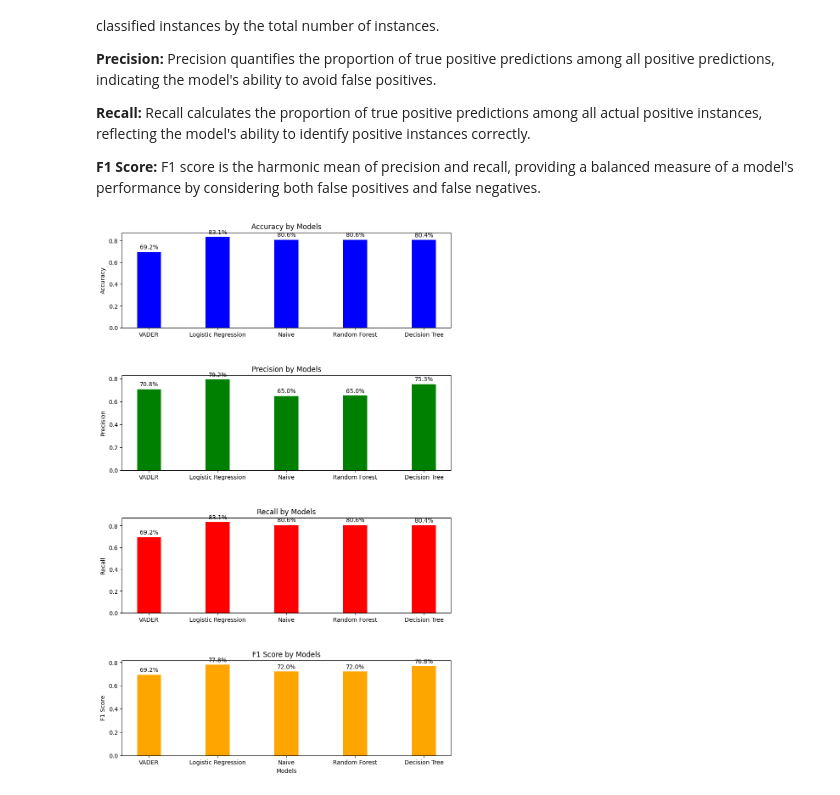
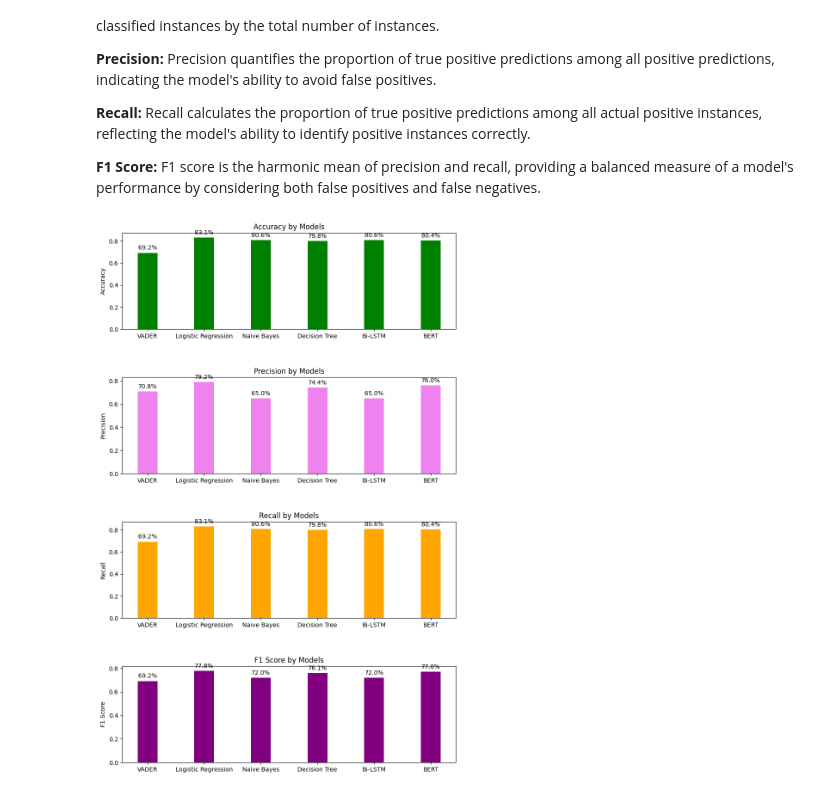
Before and after one commit to KUMARPALAKOLLU/socialNetworkAnalysis, a Jupyter notebook: SentimentAnalysisOnAmazonReviews.ipynb, the cells around one changed output. Saved outputs shown, nothing was run; the diff lists cells and outputs as text; code cells hidden in the pictures.

```diff
--- a/SentimentAnalysisOnAmazonReviews.ipynb
+++ b/SentimentAnalysisOnAmazonReviews.ipynb
@@ -438,0 +436,4 @@ Confusion Matrix:
+# %%
+# Make predictions
+X_test_dense = X_test_vectorized.toarray()
+y_pred = model.predict(X_test_dense)
@@ -438,0 +452,2 @@ Confusion Matrix:
+# %%
+y_pred = np.where(y_pred > 0.5, 1, np.where(y_pred < 0.5, -1, 0))
@@ -438,0 +569,4 @@ Confusion Matrix:
+# %%
+# Make predictions
+y_pred = model.predict([X_test_ids, X_test_attention_mask])
+y_pred
@@ -438,0 +582,4 @@ Confusion Matrix:
+# %%
+# Convert predictions to labels
+y_pred = tf.argmax(y_pred, axis=1).numpy()
+y_pred
@@ -453,67 +639,48 @@ F1 score is the harmonic mean of precision and recall, providing a balanced meas
 # %%
 import matplotlib.pyplot as plt
 import numpy as np
 
 # Define the models and their performance metrics
-models = ['VADER', 'Logistic Regression', 'Naive', 'Random Forest', 'Decision Tree']
-accuracy = [accuracy_SIA, accuracy_log, accuracy_Naive, accuracy_random, accuracy_decision]
-precision = [precision_SIA, precision_log, precision_Naive, precision_random, precision_decision]
-recall = [recall_SIA, recall_log, recall_Naive, recall_random, recall_decision]
-f1 = [f1_SIA, f1_log, f1_Naive, f1_random, f1_decision]
+models = ['VADER', 'Logistic Regression', 'Naive Bayes', 'Decision Tree', 'Bi-LSTM', 'BERT']
+accuracy = [accuracy_SIA, accuracy_log, accuracy_Naive, accuracy_decision, accuracy_LSTM, accuracy_bert]
+precision = [precision_SIA, precision_log, precision_Naive, precision_decision, precision_LSTM, precision_bert]
+recall = [recall_SIA, recall_log, recall_Naive, recall_decision, recall_LSTM, recall_bert]
+f1 = [f1_SIA, f1_log, f1_Naive, f1_decision, f1_LSTM, f1_bert]
 
 # Set the width of the bars
 bar_width = 0.35
 
 # Set the spacing between each model's bars
 model_spacing = 0.5
 
 # Create subplots for each performance metric
 fig, axs = plt.subplots(4, 1, figsize=(10, 16))
 
-# Plot accuracy
-axs[0].bar(models, accuracy, color='b', width=bar_width)
-axs[0].set_ylabel('Accuracy')
-axs[0].set_xticks(models)
-axs[0].set_title('Accuracy by Models')
+# Define the performance metrics
+metrics = ['Accuracy', 'Precision', 'Recall', 'F1 Score']
+data = [accuracy, precision, recall, f1]
+colors = ['green', 'violet', 'orange','purple']
 
-# Plot precision
-axs[1].bar(models, precision, color='g', width=bar_width)
-axs[1].set_ylabel('Precision')
-axs[1].set_xticks(models)
-axs[1].set_title('Precision by Models')
+# Plot each performance metric
+for i in range(4):
+    axs[i].bar(models, data[i], color=colors[i], width=bar_width)
+    axs[i].set_ylabel(metrics[i])
+    axs[i].set_xticks(range(len(models)))
+    axs[i].set_xticklabels(models)
+    axs[i].set_title(f'{metrics[i]} by Models')
 
-# Plot recall
-axs[2].bar(models, recall, color='r', width=bar_width)
-axs[2].set_ylabel('Recall')
-axs[2].set_xticks(models)
-axs[2].set_title('Recall by Models')
-
-# Plot F1 score
-axs[3].bar(models, f1, color='orange', width=bar_width)
-axs[3].set_ylabel('F1 Score')
-axs[3].set_xticks(range(len(models)))  # Corrected
-axs[3].set_xticklabels(models)  # Corrected
-axs[3].set_xlabel('Models')
-axs[3].set_title('F1 Score by Models')
-
-# Add labels with percentage values on each bar
-def autolabel(rects, ax):
-    for rect in rects:
+    # Add labels with percentage values on each bar
+    for rect in axs[i].patches:
         height = rect.get_height()
-        ax.annotate(f'{height:.1%}', xy=(rect.get_x() + rect.get_width() / 2, height),
-                    xytext=(0, 3),  # 3 points vertical offset
-                    textcoords="offset points",
-                    ha='center', va='bottom')
-
-autolabel(axs[0].patches, axs[0])
-autolabel(axs[1].patches, axs[1])
-autolabel(axs[2].patches, axs[2])
-autolabel(axs[3].patches, axs[3])
+        axs[i].annotate(f'{height:.1%}', xy=(rect.get_x() + rect.get_width() / 2, height),
+                        xytext=(0, 3),  # 3 points vertical offset
+                        textcoords="offset points",
+                        ha='center', va='bottom')
 
 # Adjust spacing between subplots
 plt.subplots_adjust(hspace=0.5)
 
 # Display the plot
 plt.show()
 # %% [output]
-[figure, old version]
+[figure, new version]
```
Also changed, not shown: parts of 24 cells of this notebook.
